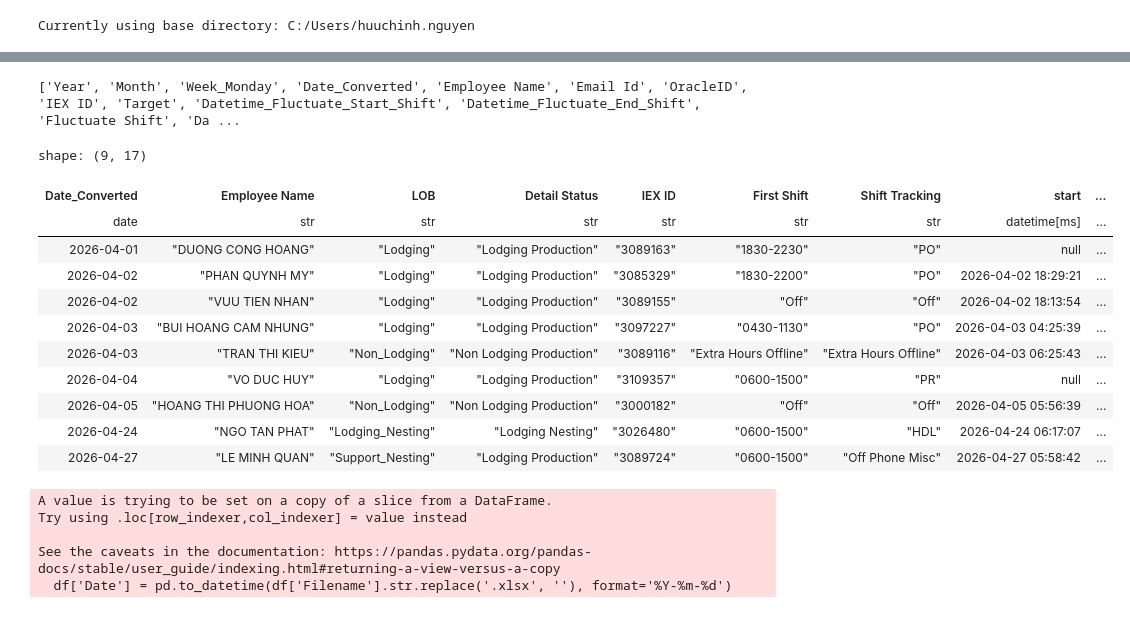
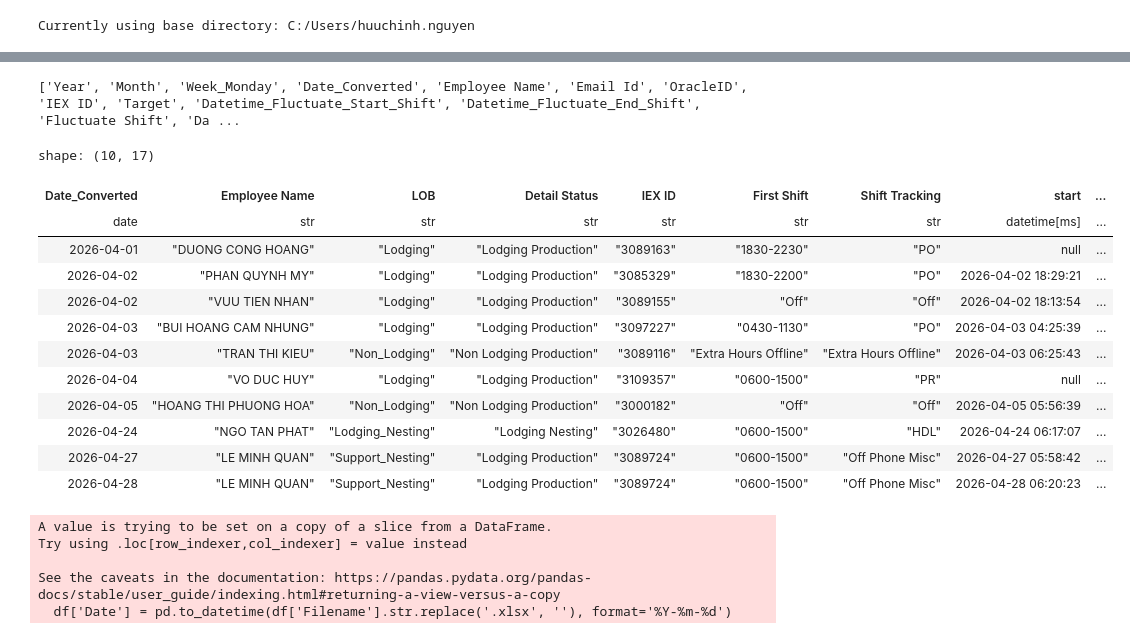
Before and after one commit to NguyenHuuChinh1998/CODE, a Jupyter notebook: Dashboard.ipynb, the cells around one changed output, grey strips where cells are left out. Cells and saved outputs as stored; diff of their text form; code cells hidden in the pictures.

```diff
--- a/Dashboard.ipynb
+++ b/Dashboard.ipynb
@@ -173,35 +198,36 @@ filtered_data = RTA_REPORT_GENERATE.select([
 filtered_data = filtered_data.with_columns([
     pl.col('hc_actual').cast(pl.Float64),
     pl.col('hc_present').cast(pl.Float64)
 ])
 
 start_date = '2026-04-01'
-end_date = '2026-04-27'
+end_date = '2026-04-28'
 
 start_date_parsed = pl.lit(start_date).str.strptime(pl.Date, format='%Y-%m-%d')
 end_date_parsed = pl.lit(end_date).str.strptime(pl.Date, format='%Y-%m-%d')
 
 sorted_data = filtered_data.sort('Date_Converted')
 filtered_data = sorted_data.filter((pl.col('Date_Converted') >= start_date_parsed) & (pl.col('Date_Converted') <= end_date_parsed))
 
 filtered_data_pd = filtered_data.to_pandas()
 
 filtered_data_1 = filter_shift_discrepancies(filtered_data)
 filtered_data_1
 # %% [output]
 ['Year', 'Month', 'Week_Monday', 'Date_Converted', 'Employee Name', 'Email Id', 'OracleID', 'IEX ID', 'Target', 'Datetime_Fluctuate_Start_Shift', 'Datetime_Fluctuate_End_Shift', 'Fluctuate Shift', 'Da ...
-shape: (9, 17)
+shape: (10, 17)
 | Date_Converted | Employee Name | LOB | Detail Status | IEX ID | First Shift | Shift Tracking | start | ... |
 | date | str | str | str | str | str | str | datetime[ms] | ... |
 | 2026-04-01 | "DUONG CONG HOANG" | "Lodging" | "Lodging Production" | "3089163" | "1830-2230" | "PO" | null | ... |
 | 2026-04-02 | "PHAN QUYNH MY" | "Lodging" | "Lodging Production" | "3085329" | "1830-2200" | "PO" | 2026-04-02 18:29:21 | ... |
 | 2026-04-02 | "VUU TIEN NHAN" | "Lodging" | "Lodging Production" | "3089155" | "Off" | "Off" | 2026-04-02 18:13:54 | ... |
 | 2026-04-03 | "BUI HOANG CAM NHUNG" | "Lodging" | "Lodging Production" | "3097227" | "0430-1130" | "PO" | 2026-04-03 04:25:39 | ... |
 | 2026-04-03 | "TRAN THI KIEU" | "Non_Lodging" | "Non Lodging Production" | "3089116" | "Extra Hours Offline" | "Extra Hours Offline" | 2026-04-03 06:25:43 | ... |
 | 2026-04-04 | "VO DUC HUY" | "Lodging" | "Lodging Production" | "3109357" | "0600-1500" | "PR" | null | ... |
 | 2026-04-05 | "HOANG THI PHUONG HOA" | "Non_Lodging" | "Non Lodging Production" | "3000182" | "Off" | "Off" | 2026-04-05 05:56:39 | ... |
 | 2026-04-24 | "NGO TAN PHAT" | "Lodging_Nesting" | "Lodging Nesting" | "3026480" | "0600-1500" | "HDL" | 2026-04-24 06:17:07 | ... |
 | 2026-04-27 | "LE MINH QUAN" | "Support_Nesting" | "Lodging Production" | "3089724" | "0600-1500" | "Off Phone Misc" | 2026-04-27 05:58:42 | ... |
+| 2026-04-28 | "LE MINH QUAN" | "Support_Nesting" | "Lodging Production" | "3089724" | "0600-1500" | "Off Phone Misc" | 2026-04-28 06:20:23 | ... |
 # %%
 def get_xlsx_filenames(data_dir):
     xlsx_files = []
```
Also changed, not shown: parts of 1 cell of this notebook, 12 other files.
